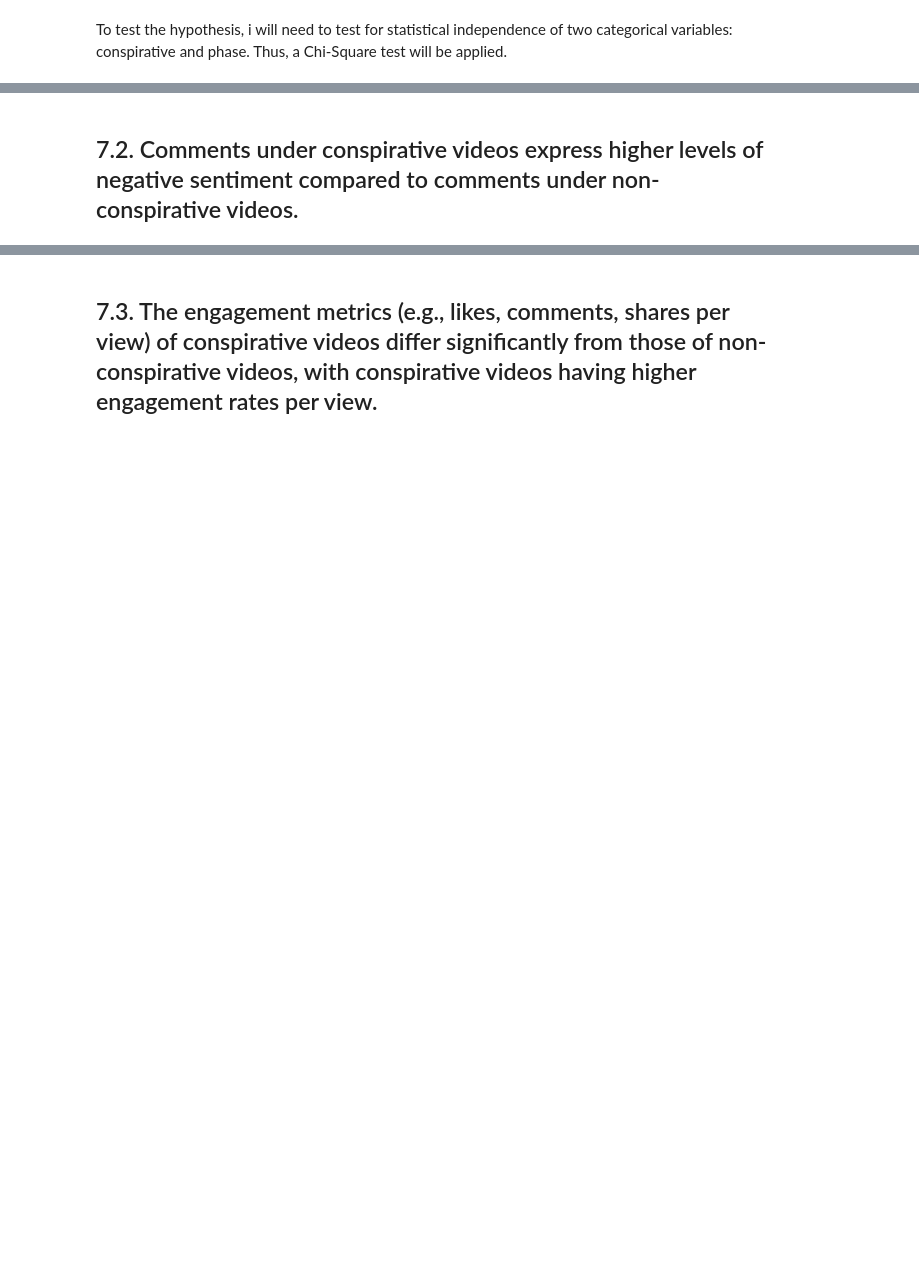
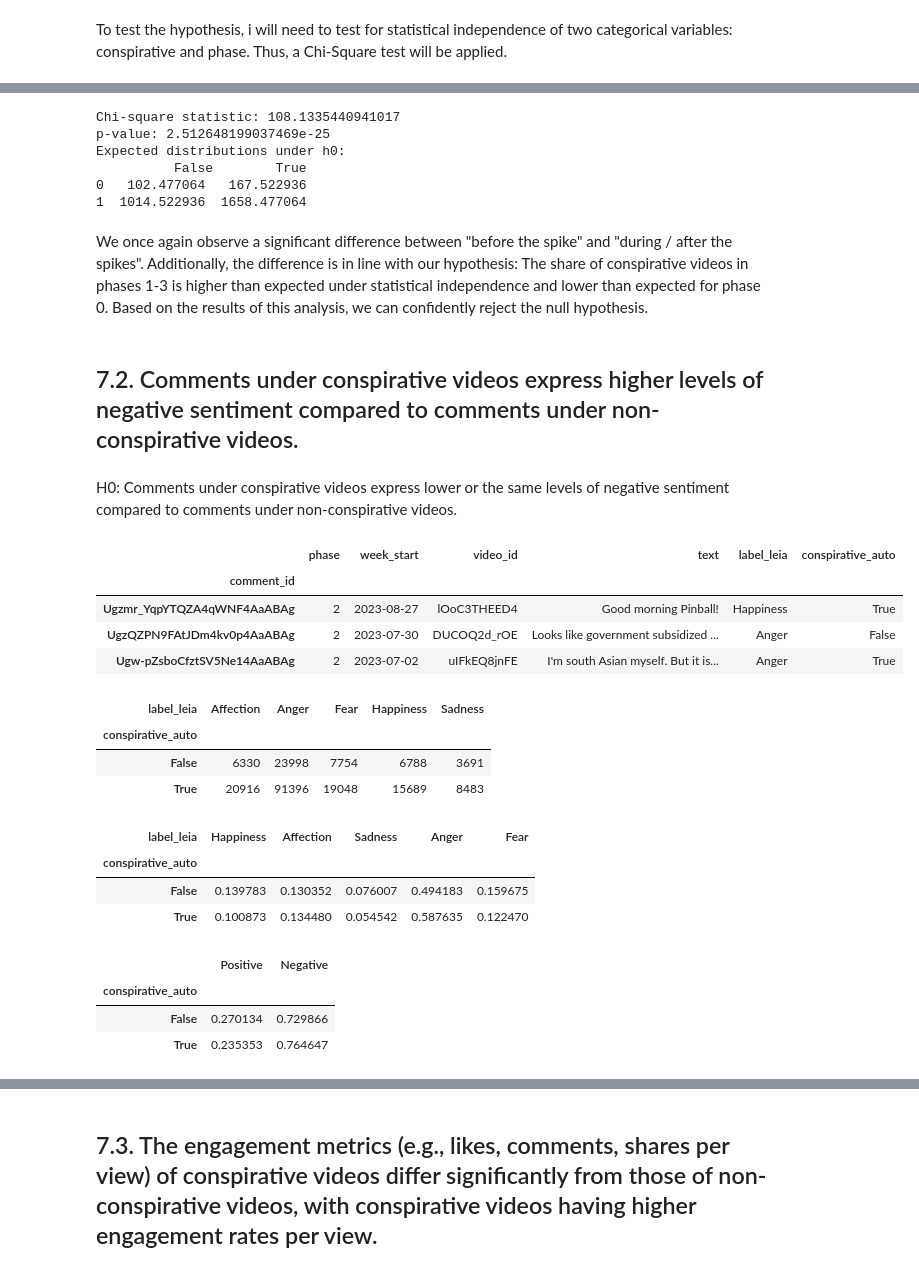
Before and after one commit to julia-king-edu/so-24_smda_project, a Jupyter notebook: 03_analysis.ipynb, the cells around one changed output, grey strips where cells are left out. Cells and saved outputs as stored; diff of their text form; code cells hidden in the pictures; blank space fills up the shorter version.

Commit message:
continued analysis

```diff
--- a/03_analysis.ipynb
+++ b/03_analysis.ipynb
@@ -89,2 +120,20 @@ consp_contingency - pd.DataFrame(expected)
+# %%
+h1_group_chi2, h1_group_p, h1_group_dof, h1_group_expected = chi2_contingency(h1_group_cont)
+h1_group_expected = pd.DataFrame(h1_group_expected, index = h1_group_cont.index, columns = h1_group_cont.columns)
+
+print("Chi-square statistic:", h1_group_chi2)
+print("p-value:", h1_group_p)
+print("Expected distributions under h0: \n", h1_group_expected)
+# %% [output]
+Chi-square statistic: 108.1335440941017
+p-value: 2.512648199037469e-25
+Expected distributions under h0:
+          False        True
+0   102.477064   167.522936
+1  1014.522936  1658.477064
+# %% [markdown]
+We once again observe a significant difference between "before the spike" and "during / after the spikes". Additionally, the difference is in line with our hypothesis: The share of conspirative videos in phases 1-3 is higher than expected under statistical independence and lower than expected for phase 0. Based on the results of this analysis, we can confidently reject the null hypothesis.
 # %% [markdown]
 ## 7.2. Comments under conspirative videos express higher levels of negative sentiment compared to comments under non-conspirative videos.
+# %% [markdown]
+H0: Comments under conspirative videos express lower or the same levels of negative sentiment compared to comments under non-conspirative videos.
@@ -90,0 +144,43 @@ consp_contingency - pd.DataFrame(expected)
+# %%
+# create merged df with conspirative label and mood
+
+h2_df = pd.merge(comment_df, video_df["conspirative_auto"], left_on = "video_id", right_index = True)
+
+h2_df.sample(3) # using sample to show different video ids
+# %% [output]
+|  | phase | week_start | video_id | text | label_leia | conspirative_auto |
+| comment_id |  |  |  |  |  |  |
+| Ugzmr_YqpYTQZA4qWNF4AaABAg | 2 | 2023-08-27 | lOoC3THEED4 | Good morning Pinball! | Happiness | True |
+| UgzQZPN9FAtJDm4kv0p4AaABAg | 2 | 2023-07-30 | DUCOQ2d_rOE | Looks like government subsidized ... | Anger | False |
+| Ugw-pZsboCfztSV5Ne14AaABAg | 2 | 2023-07-02 | uIFkEQ8jnFE | I'm south Asian myself. But it is... | Anger | True |
+# %%
+h2_contingency = pd.crosstab(h2_df["conspirative_auto"], h2_df["label_leia"], margins = False)
+h2_contingency
+# %% [output]
+| label_leia | Affection | Anger | Fear | Happiness | Sadness |
+| conspirative_auto |  |  |  |  |  |
+| False | 6330 | 23998 | 7754 | 6788 | 3691 |
+| True | 20916 | 91396 | 19048 | 15689 | 8483 |
+# %%
+h2_shares = row_share(h2_contingency)
+h2_shares = h2_shares[["Happiness", "Affection", "Sadness", "Anger", "Fear"]]
+h2_shares
+# %% [output]
+| label_leia | Happiness | Affection | Sadness | Anger | Fear |
+| conspirative_auto |  |  |  |  |  |
+| False | 0.139783 | 0.130352 | 0.076007 | 0.494183 | 0.159675 |
+| True | 0.100873 | 0.134480 | 0.054542 | 0.587635 | 0.122470 |
+# %%
+# add grouped version
+
+h2_group_shares = pd.DataFrame({
+    'Positive': h2_shares[['Affection', 'Happiness']].sum(axis=1),
+    'Negative': h2_shares[['Anger', 'Fear', 'Sadness']].sum(axis=1)
+}, index = h2_shares.index)
+
+h2_group_shares
+# %% [output]
+|  | Positive | Negative |
+| conspirative_auto |  |  |
+| False | 0.270134 | 0.729866 |
+| True | 0.235353 | 0.764647 |
```
Also changed, not shown: parts of 20 cells of this notebook, 3 other files.
